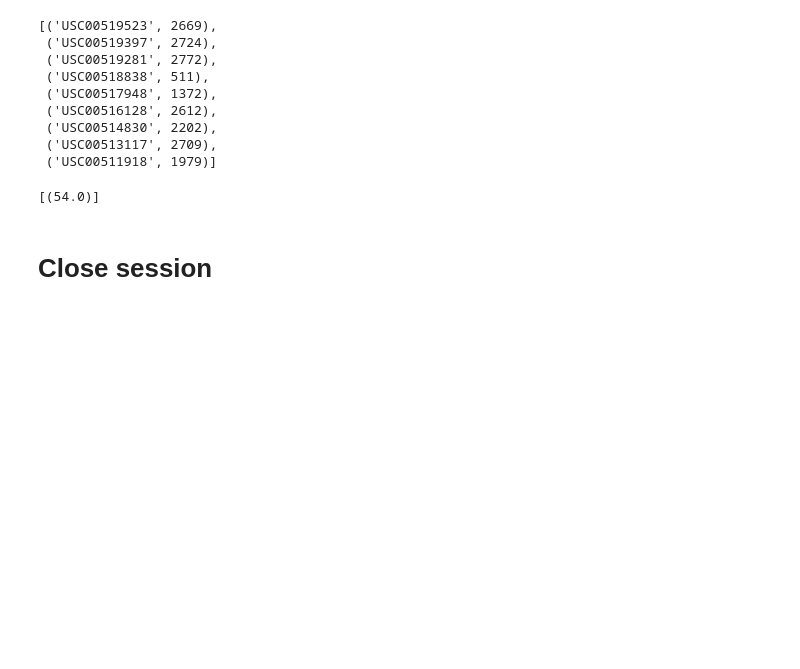
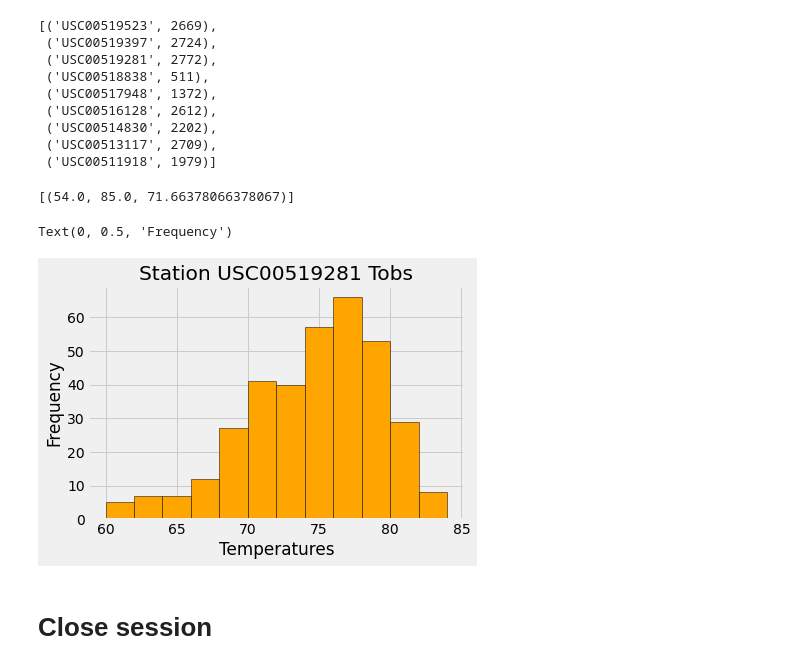
Before and after one commit to bghav/sqlalchemy-challenge, a Jupyter notebook: climate_analysis.ipynb, the cells around one changed output. Saved outputs shown, nothing was run; the diff lists cells and outputs as text; code cells hidden in the pictures; blank space fills up the shorter version.

```diff
--- a/climate_analysis.ipynb
+++ b/climate_analysis.ipynb
@@ -138,13 +141,28 @@ act
  ('USC00511918', 1979)]
 # %%
 # Using the most active station id from the previous query, calculate the lowest, highest, and average temperature.
-session.query(func.min(Measurement.tobs,func.max)).\
+session.query(func.min(Measurement.tobs),func.max(Measurement.tobs),func.avg(Measurement.tobs)).\
 filter(Measurement.station=='USC00519281').all()
 # %% [output]
-[(54.0)]
+[(54.0, 85.0, 71.66378066378067)]
 # %%
 # Using the most active station id
 # Query the last 12 months of temperature observation data for this station and plot the results as a histogram
+
+results = session.query(Measurement.date,Measurement.tobs).\
+filter(Measurement.date > '2016-08-22').filter(Measurement.station == 'USC00519281').all()
+results
+
+actstation_df = pd.DataFrame(results,columns=['date','tobs'])
+actstation_df
+
+plt.hist(actstation_df['tobs'], bins=12,align='right', color='orange', edgecolor='black')
+plt.title('Station USC00519281 Tobs')
+plt.xlabel('Temperatures')
+plt.ylabel('Frequency')
+# %% [output]
+Text(0, 0.5, 'Frequency')
+[figure, added]
 # %% [markdown]
 # Close session
 # %%
```
Also changed, not shown: parts of 2 cells of this notebook.
